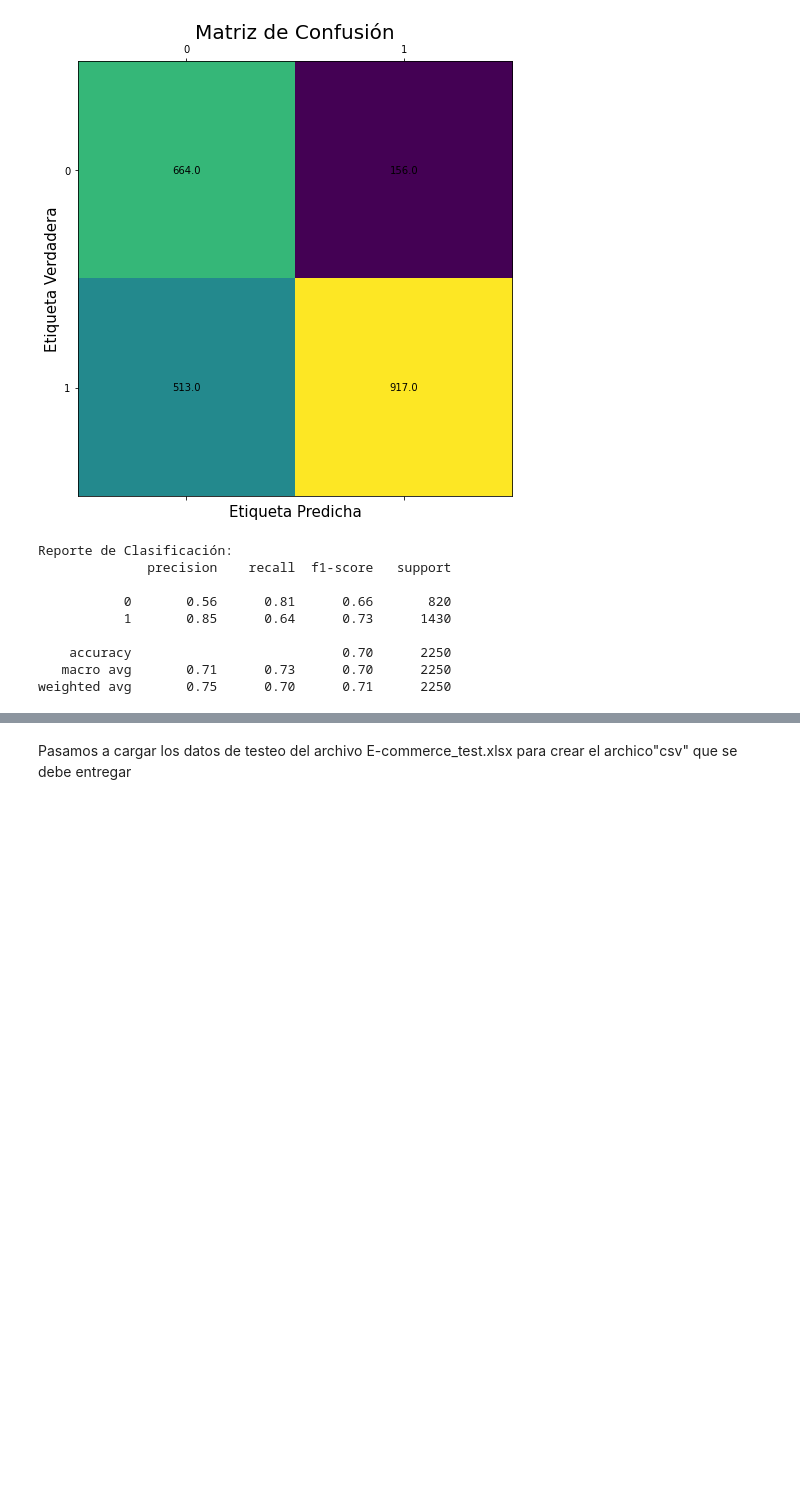
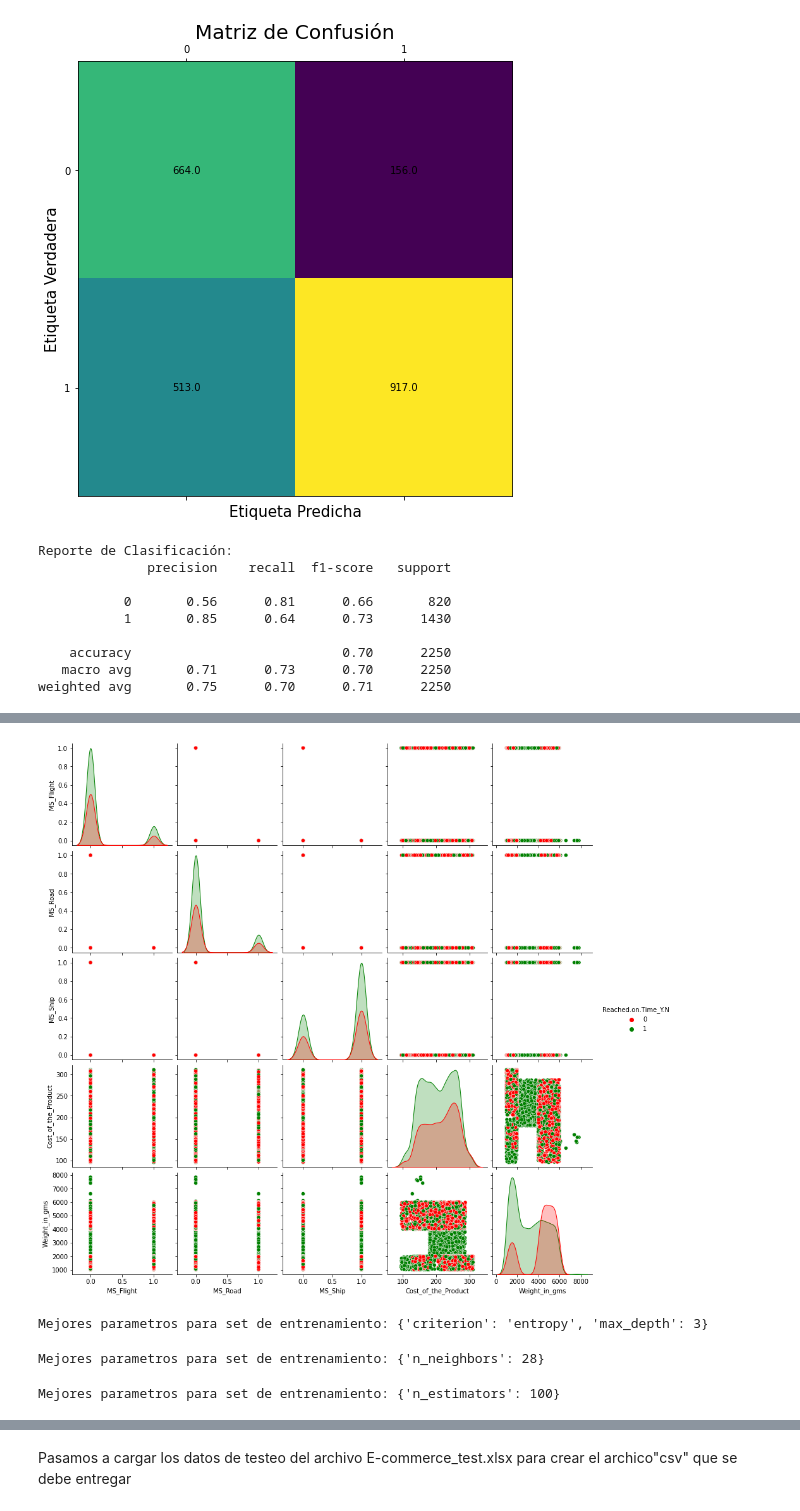
Before and after one commit to hcaneva/Datathon, a Jupyter notebook: DATATHON(ML)_hcaneva.ipynb, the cells around one changed output, grey strips where cells are left out. Cells and saved outputs as stored; diff of their text form; code cells hidden in the pictures; blank space fills up the shorter version.

```diff
--- a/DATATHON(ML)_hcaneva.ipynb
+++ b/DATATHON(ML)_hcaneva.ipynb
@@ -199,0 +207,4 @@ weighted avg       0.75      0.70      0.71      2250
+# %%
+#copio e imprimo el dataframe
+data2=data.copy()
+data2.head()
@@ -199,0 +218,8 @@ weighted avg       0.75      0.70      0.71      2250
+# %%
+#Elimino las columnas que no voy a utilizar.
+
+data2.drop("Customer_care_calls", axis=1, inplace=True)
+data2.drop("Discount_offered", axis=1, inplace=True)
+
+#imprimo el dataframe
+data2.head()
@@ -199,0 +233,6 @@ weighted avg       0.75      0.70      0.71      2250
+# %%
+#Hacemos un pair plot para ver la relacion entre las variables
+sns.pairplot(data=data2, hue="Reached.on.Time_Y.N", palette = ['r', 'g'])
+plt.show()
+# %% [output]
+[figure, added]
@@ -199,0 +248,28 @@ weighted avg       0.75      0.70      0.71      2250
+# %%
+#Usamos GridSearch para buscar los mejores parametros para el modelo de Arbol de decision
+from sklearn.model_selection import GridSearchCV
+
+arbol_param={"criterion":["gini","entropy"], "max_depth":[i for i in range (2,40)]}
+arbol_model_a= GridSearchCV(DecisionTreeClassifier(), param_grid=arbol_param, cv=5, scoring="accuracy")
+arbol_model_a.fit(X_train1,y_train1)
+print("Mejores parametros para set de entrenamiento:", arbol_model_a.best_params_)
+# %% [output]
+Mejores parametros para set de entrenamiento: {'criterion': 'entropy', 'max_depth': 3}
+# %%
+#Usamos GridSearch para buscar los mejores parametros para el modelo de Vecinos cercanos
+
+vecino_param={"n_neighbors":[i for i in range(1,30)]}
+vecino_model_a= GridSearchCV(KNeighborsClassifier(), param_grid=vecino_param, cv=5, scoring="accuracy")
+vecino_model_a.fit(X_train1,y_train1)
+print("Mejores parametros para set de entrenamiento:", vecino_model_a.best_params_)
+# %% [output]
+Mejores parametros para set de entrenamiento: {'n_neighbors': 28}
+# %%
+#Usamos GridSearch para buscar los mejores parametros para el modelo de Bagging Classifier
+
+BC_param={"n_estimators":[100, 200, 300, 400, 500]}
+BC_model_a= GridSearchCV(BaggingClassifier(), param_grid=BC_param, cv=5, scoring="accuracy")
+BC_model_a.fit(X_train1,y_train1)
+print("Mejores parametros para set de entrenamiento:", BC_model_a.best_params_)
+# %% [output]
+Mejores parametros para set de entrenamiento: {'n_estimators': 100}
```
Also changed, not shown: parts of 27 cells of this notebook, 2 other files.
